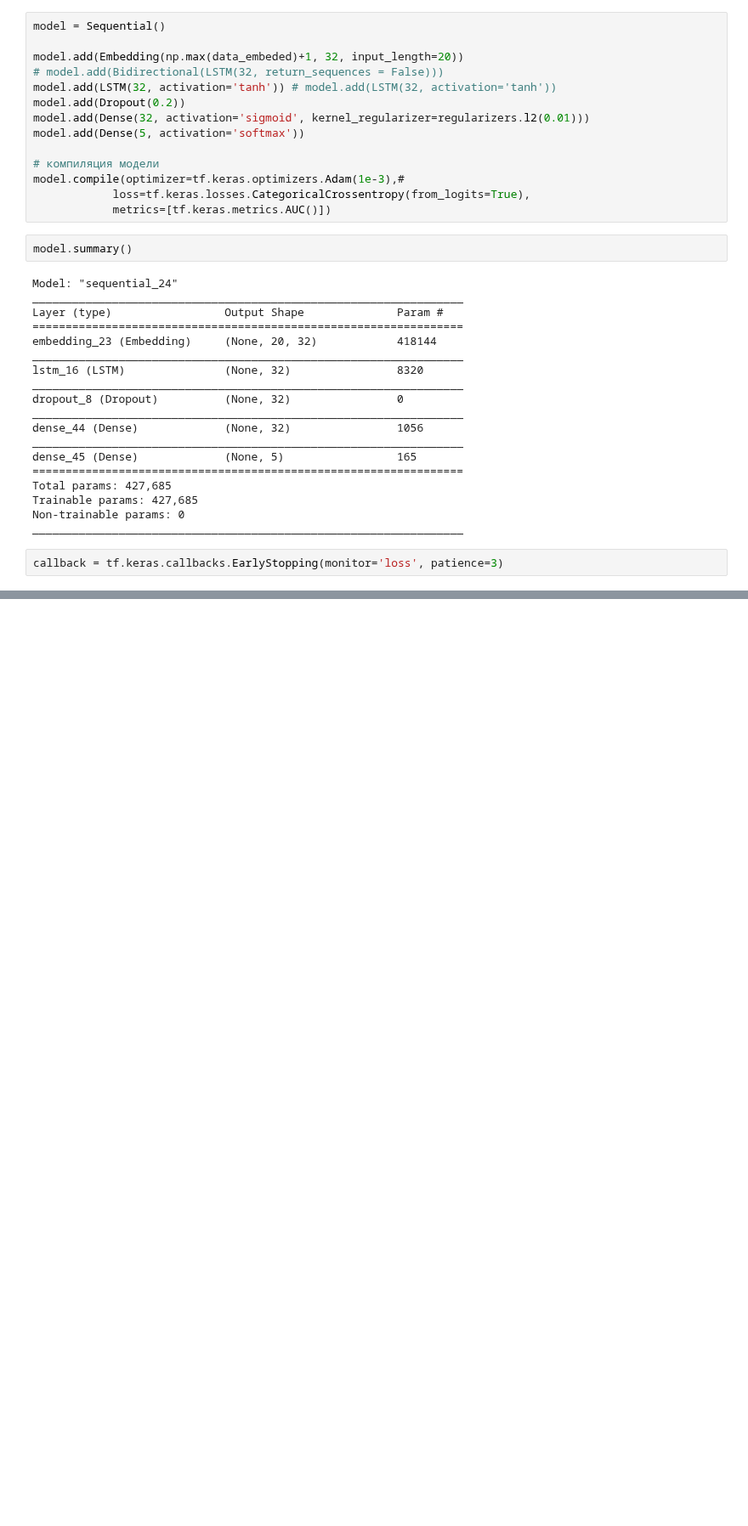
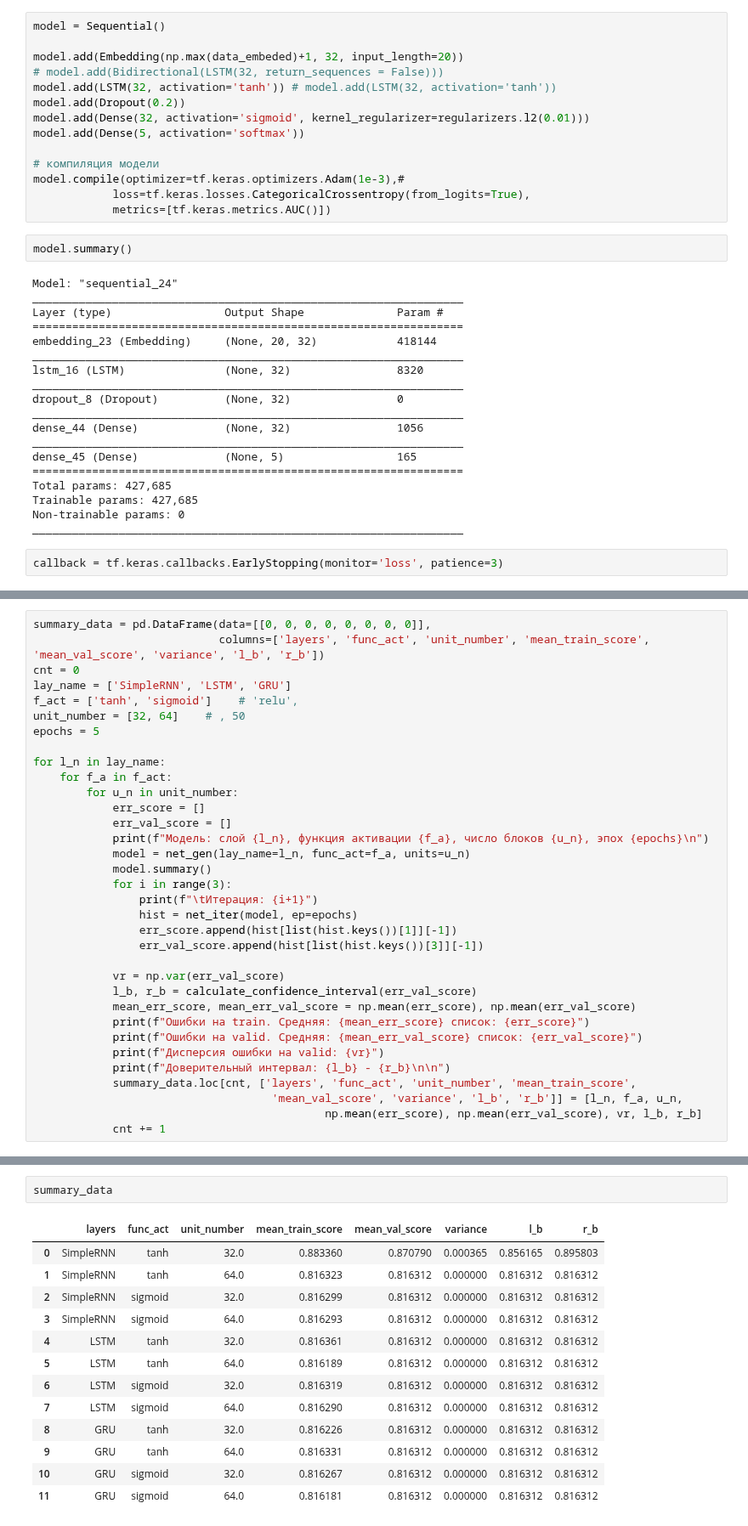
Before and after one commit to VitalyGladyshev/gb_nlp, a Jupyter notebook: HW_06_NLP.ipynb, the cells around one changed output, grey strips where cells are left out. Shown at 85% size. Drawn from its saved outputs; the diff is of its cells as text; blank space fills up the shorter version.

```diff
--- a/HW_06_NLP.ipynb
+++ b/HW_06_NLP.ipynb
@@ -487,0 +540,34 @@ Epoch 32/1000
+# %%
+summary_data = pd.DataFrame(data=[[0, 0, 0, 0, 0, 0, 0, 0]],
+                            columns=['layers', 'func_act', 'unit_number', 'mean_train_score', 'mean_val_score', 'variance', 'l_b', 'r_b'])
+cnt = 0
+lay_name = ['SimpleRNN', 'LSTM', 'GRU']
+f_act = ['tanh', 'sigmoid']    # 'relu',
+unit_number = [32, 64]    # , 50
+epochs = 5
+
+for l_n in lay_name:
+    for f_a in f_act:
+        for u_n in unit_number:
+            err_score = []
+            err_val_score = []
+            print(f"Модель: слой {l_n}, функция активации {f_a}, число блоков {u_n}, эпох {epochs}\n")
+            model = net_gen(lay_name=l_n, func_act=f_a, units=u_n)
+            model.summary()
+            for i in range(3):
+                print(f"\tИтерация: {i+1}")
+                hist = net_iter(model, ep=epochs)
+                err_score.append(hist[list(hist.keys())[1]][-1])
+                err_val_score.append(hist[list(hist.keys())[3]][-1])
+
+            vr = np.var(err_val_score)
+            l_b, r_b = calculate_confidence_interval(err_val_score)
+            mean_err_score, mean_err_val_score = np.mean(err_score), np.mean(err_val_score)
+            print(f"Ошибки на train. Средняя: {mean_err_score} список: {err_score}")
+            print(f"Ошибки на valid. Средняя: {mean_err_val_score} список: {err_val_score}")
+            print(f"Дисперсия ошибки на valid: {vr}")
+            print(f"Доверительный интервал: {l_b} - {r_b}\n\n")
+            summary_data.loc[cnt, ['layers', 'func_act', 'unit_number', 'mean_train_score',
+                                    'mean_val_score', 'variance', 'l_b', 'r_b']] = [l_n, f_a, u_n,
+                                            np.mean(err_score), np.mean(err_val_score), vr, l_b, r_b]
+            cnt += 1
@@ -487,0 +592,16 @@ Epoch 32/1000
+# %%
+summary_data
+# %% [output]
+|  | layers | func_act | unit_number | mean_train_score | mean_val_score | variance | l_b | r_b |
+| 0 | SimpleRNN | tanh | 32.0 | 0.883360 | 0.870790 | 0.000365 | 0.856165 | 0.895803 |
+| 1 | SimpleRNN | tanh | 64.0 | 0.816323 | 0.816312 | 0.000000 | 0.816312 | 0.816312 |
+| 2 | SimpleRNN | sigmoid | 32.0 | 0.816299 | 0.816312 | 0.000000 | 0.816312 | 0.816312 |
+| 3 | SimpleRNN | sigmoid | 64.0 | 0.816293 | 0.816312 | 0.000000 | 0.816312 | 0.816312 |
+| 4 | LSTM | tanh | 32.0 | 0.816361 | 0.816312 | 0.000000 | 0.816312 | 0.816312 |
+| 5 | LSTM | tanh | 64.0 | 0.816189 | 0.816312 | 0.000000 | 0.816312 | 0.816312 |
+| 6 | LSTM | sigmoid | 32.0 | 0.816319 | 0.816312 | 0.000000 | 0.816312 | 0.816312 |
+| 7 | LSTM | sigmoid | 64.0 | 0.816290 | 0.816312 | 0.000000 | 0.816312 | 0.816312 |
+| 8 | GRU | tanh | 32.0 | 0.816226 | 0.816312 | 0.000000 | 0.816312 | 0.816312 |
+| 9 | GRU | tanh | 64.0 | 0.816331 | 0.816312 | 0.000000 | 0.816312 | 0.816312 |
+| 10 | GRU | sigmoid | 32.0 | 0.816267 | 0.816312 | 0.000000 | 0.816312 | 0.816312 |
+| 11 | GRU | sigmoid | 64.0 | 0.816181 | 0.816312 | 0.000000 | 0.816312 | 0.816312 |
```
Also changed, not shown: parts of 22 cells of this notebook.
